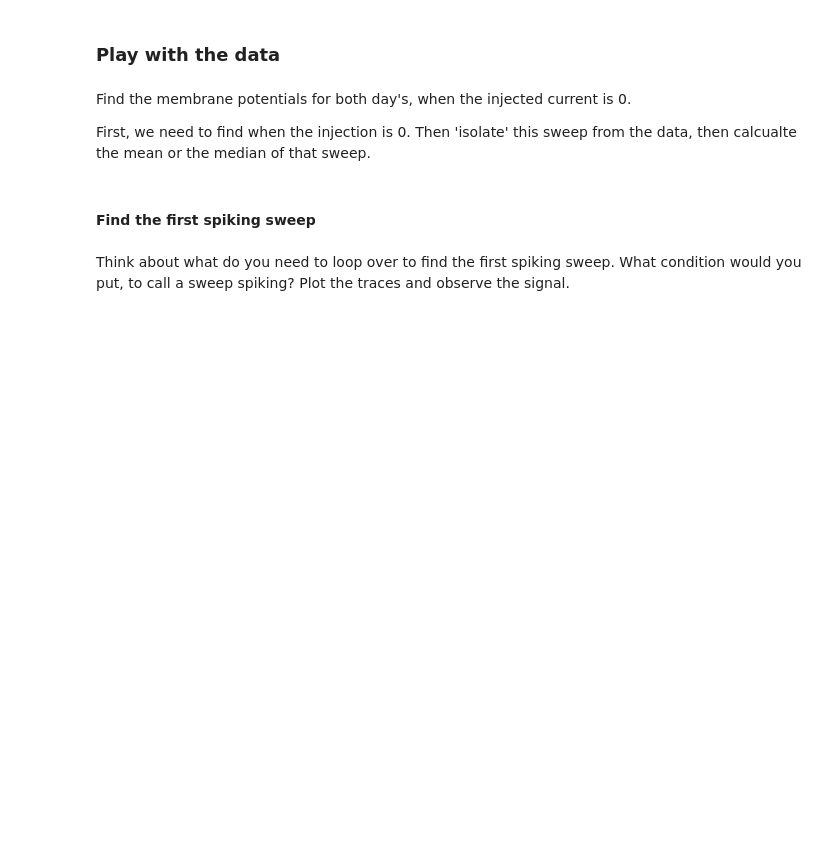
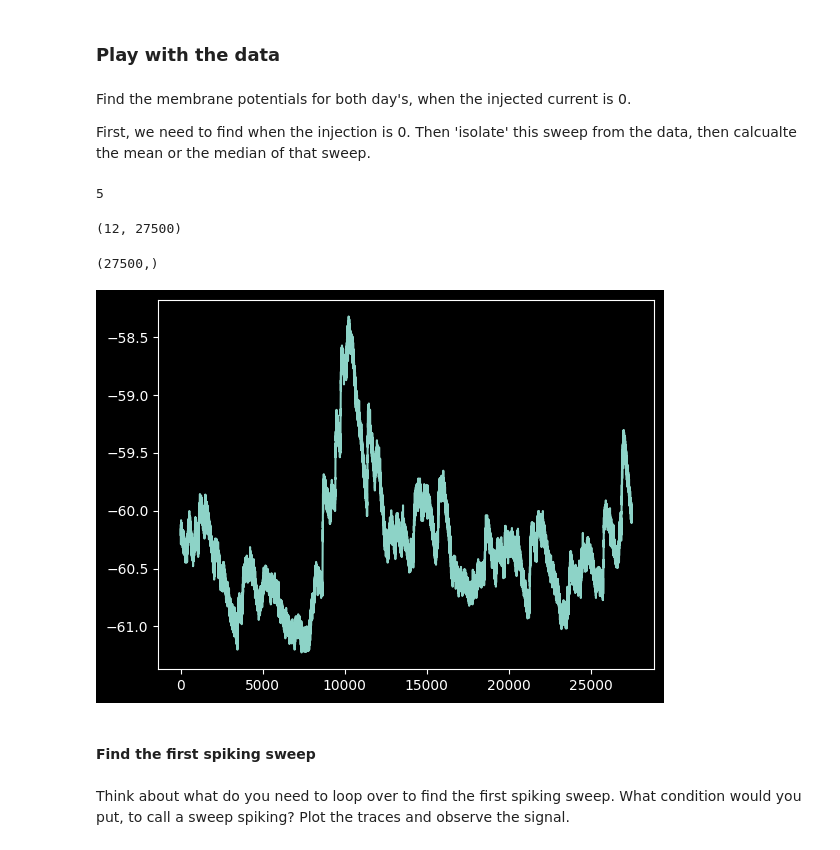
Before and after one commit to danielparthier/schmitzlab_python, a Jupyter notebook: homework/3_in_class_exercise_and_HW.ipynb, the cells around one changed output. Drawn from its saved outputs; the diff is of its cells as text; code cells hidden in the pictures; blank space fills up the shorter version.

```diff
--- a/homework/3_in_class_exercise_and_HW.ipynb
+++ b/homework/3_in_class_exercise_and_HW.ipynb
@@ -538,6 +601,17 @@ First, we need to find when the injection is 0. Then 'isolate' this sweep from t
 # %%
 # find the index when the injected current is 0. Use a for loop and a break statement
 inj = [-300, -200, -150, -100, -50, 0, 50, 100, 150, 200, 250, 300]
+inj_array = np.array(inj)
+
+
+indx_0 = np.where(inj_array == 0)[0][0]
+print(indx_0)
+# %% [output]
+5
+# %%
+np.shape(np.shape(charact_dict['D1']))
+# %% [output]
+(12, 27500)
 # %%
 # This is how you access the data for sweep 10
 # first give the key for the day you are inteerested in
@@ -548,13 +622,19 @@ inj = [-300, -200, -150, -100, -50, 0, 50, 100, 150, 200, 250, 300]
 # if you index [10, 300:4000], they you are plotting sweep 10 from datapo
 
 data_D1_sweep_10 = charact_dict['D1'][10, :]
+# %%
+np.shape(charact_dict['D1'][5, :])
+# %% [output]
+(27500,)
 # %%
 # easiest way to visualize
-plt.plot(charact_dict['D1'][10, 300:14000])
+plt.plot(charact_dict['D1'][5, :])
 plt.show()
 
 # what is plotted below
 # can you plot sweep 3, from datapint 4000 to 23000
+# %% [output]
+[figure, added]
 # %%
 # take the data from sweep where the injected current is 0
 
```
Also changed, not shown: parts of 14 cells of this notebook, 4 other files.
